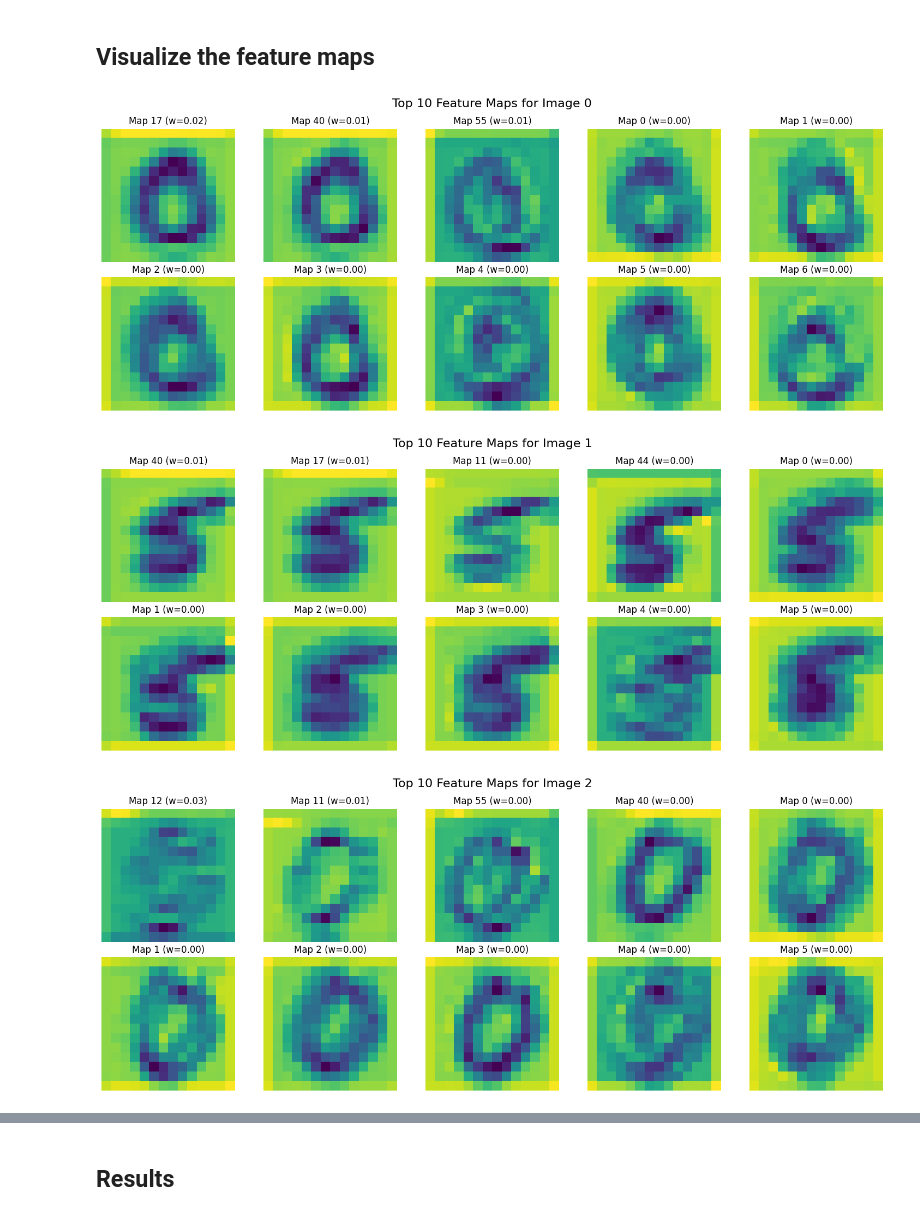
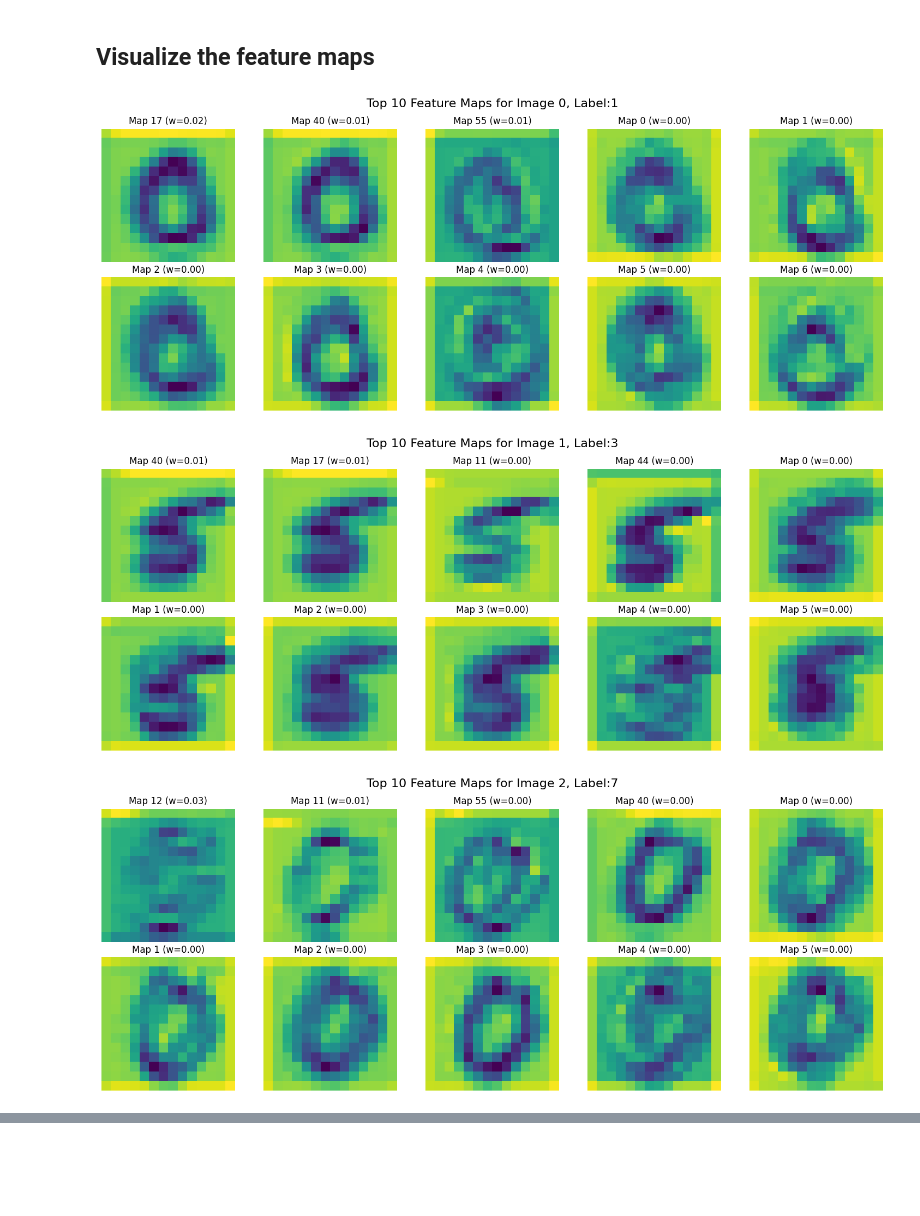
Before and after one commit to staldenhoefler/eai, a Jupyter notebook: code/mini_challenge.ipynb, the cells around one changed output, grey strips where cells are left out. Drawn from its saved outputs; the diff is of its cells as text; code cells hidden in the pictures; blank space fills up the shorter version.

```diff
--- a/code/mini_challenge.ipynb
+++ b/code/mini_challenge.ipynb
@@ -464,30 +465,27 @@ for index in range(10):
 ## Visualize the feature maps
 # %%
 for index in range(10):
-    input_tensor = challenge_images[index].unsqueeze(0)  # [1, 1, 28, 28]
+    input_tensor = challenge_images[index].unsqueeze(0)
     true_label = challenge_labels[index].item()
 
-    # Get Grad-CAM results and internal data
     cam, pred, act, weights = compute_gradcam(model, input_tensor, true_label)
     img = input_tensor.squeeze().cpu().numpy()
 
-    # Get top 10 feature maps by weight
     importance = weights.view(-1)
     top_indices = torch.topk(importance, 10).indices
 
-    # Plot top 10 feature maps
     fig, axs = plt.subplots(2, 5, figsize=(15, 6))
-    fig.suptitle(f"Top 10 Feature Maps for Image {index}", fontsize=16)
+    fig.suptitle(f"Top 10 Feature Maps for Image {index}, Label:{true_label}", fontsize=16)
 
     for i, idx in enumerate(top_indices):
         ax = axs[i // 5, i % 5]
         fmap = act[idx].cpu()
         ax.imshow(fmap, cmap='viridis')
         ax.set_title(f"Map {idx.item()} (w={importance[idx]:.2f})")
         ax.axis('off')
     plt.tight_layout()
     plt.show()
 # %% [output]
-[figure, old version]
+[figure, new version]
-[figure, old version]
+[figure, new version]
-[figure, old version]
+[figure, new version]
@@ -501,2 +498,0 @@ for index in range(10):
-# %% [markdown]
-## Results
```
Also changed, not shown: parts of 14 cells of this notebook.
